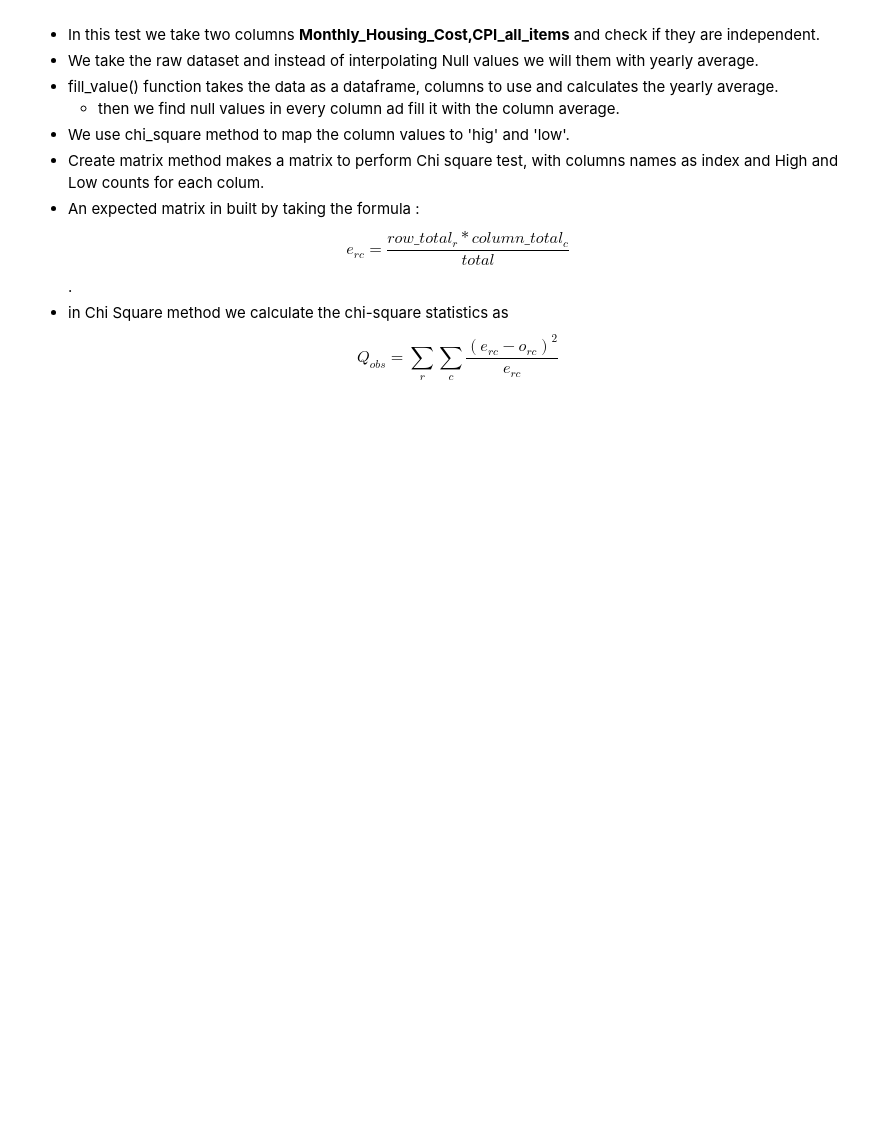
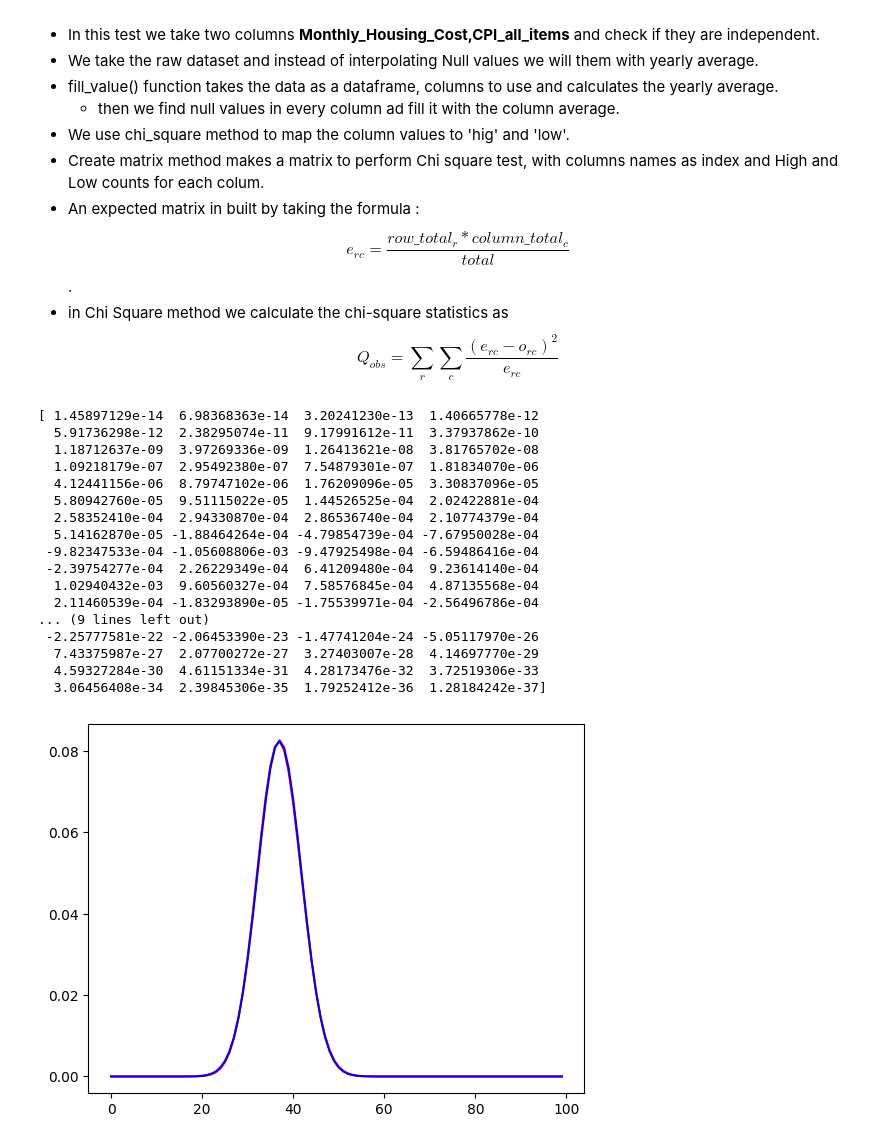
Before and after one commit to cs16b004/544-ps-project, a Jupyter notebook: src/project_la_22.ipynb, the cells around one changed output. Saved outputs shown, nothing was run; the diff lists cells and outputs as text; code cells hidden in the pictures; blank space fills up the shorter version.

Commit message:
Normal scaling for binomila and poisson

```diff
--- a/src/project_la_22.ipynb
+++ b/src/project_la_22.ipynb
@@ -872,7 +984,7 @@ def linear_regression(df,y_column,x_columns):
             if(column != 'ones'):
                 #print(max(X), min(X))
                 axs[i][j].plot(X,nY,'b+',label = 'Actual {}'.format(y_column))
-                axs[i][j].plot(X,y_predicts,'rx', label = 'Predicted {}'.format(y_column))
+                axs[i][j].plot(X,y_predicts,'rx', label = 'Predicted {}\n\nSSE {}'.format(y_column,sse))
                 axs[i][j].legend()
                 #plt.xlim(right = max(X)+1,left = min(X)-1)
                 axs[i][j].set_xlabel('{} IN {}'.format(column,""))
@@ -1160,3 +1272,35 @@ print("Chi Sum is {}".format(chi_sum))
 
 print()
 print("Since Chi Sum is {} which is less than the threshold we accpept the null that the two distibutions are independent.".format(chi_sum))
+# %%
+from scipy.stats import norm
+n = 100
+p= 0.37
+x = np.arange(0,n,1)
+pdfs = [math.comb(n,i) * (p ** i) *((1-p) ** (n-i)) for i in range(n)]
+
+normal_sample  = [norm.pdf(x,loc=(n*p),scale = np.sqrt(n*p*(1-p))) for x in range(n)]
+#print(pdfs)
+print((np.array(normal_sample) - np.array(pdfs)))
+plt.plot(x,pdfs,color='red')
+plt.plot(x,normal_sample,color='blue')
+plt.show()
+# %% [output]
+[ 1.45897129e-14  6.98368363e-14  3.20241230e-13  1.40665778e-12
+  5.91736298e-12  2.38295074e-11  9.17991612e-11  3.37937862e-10
+  1.18712637e-09  3.97269336e-09  1.26413621e-08  3.81765702e-08
+  1.09218179e-07  2.95492380e-07  7.54879301e-07  1.81834070e-06
+  4.12441156e-06  8.79747102e-06  1.76209096e-05  3.30837096e-05
+  5.80942760e-05  9.51115022e-05  1.44526525e-04  2.02422881e-04
+  2.58352410e-04  2.94330870e-04  2.86536740e-04  2.10774379e-04
+  5.14162870e-05 -1.88464264e-04 -4.79854739e-04 -7.67950028e-04
+ -9.82347533e-04 -1.05608806e-03 -9.47925498e-04 -6.59486416e-04
+ -2.39754277e-04  2.26229349e-04  6.41209480e-04  9.23614140e-04
+  1.02940432e-03  9.60560327e-04  7.58576845e-04  4.87135568e-04
+  2.11460539e-04 -1.83293890e-05 -1.75539971e-04 -2.56496786e-04
+... (9 lines left out)
+ -2.25777581e-22 -2.06453390e-23 -1.47741204e-24 -5.05117970e-26
+  7.43375987e-27  2.07700272e-27  3.27403007e-28  4.14697770e-29
+  4.59327284e-30  4.61151334e-31  4.28173476e-32  3.72519306e-33
+  3.06456408e-34  2.39845306e-35  1.79252412e-36  1.28184242e-37]
+[figure, added]
```
Also changed, not shown: parts of 8 cells of this notebook.
